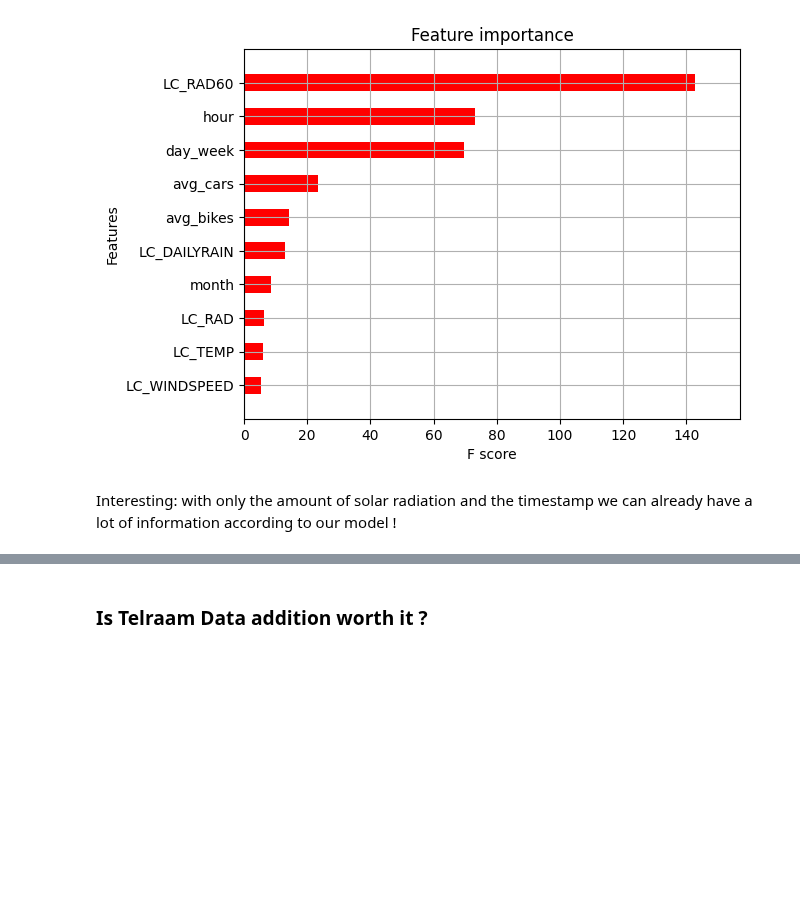
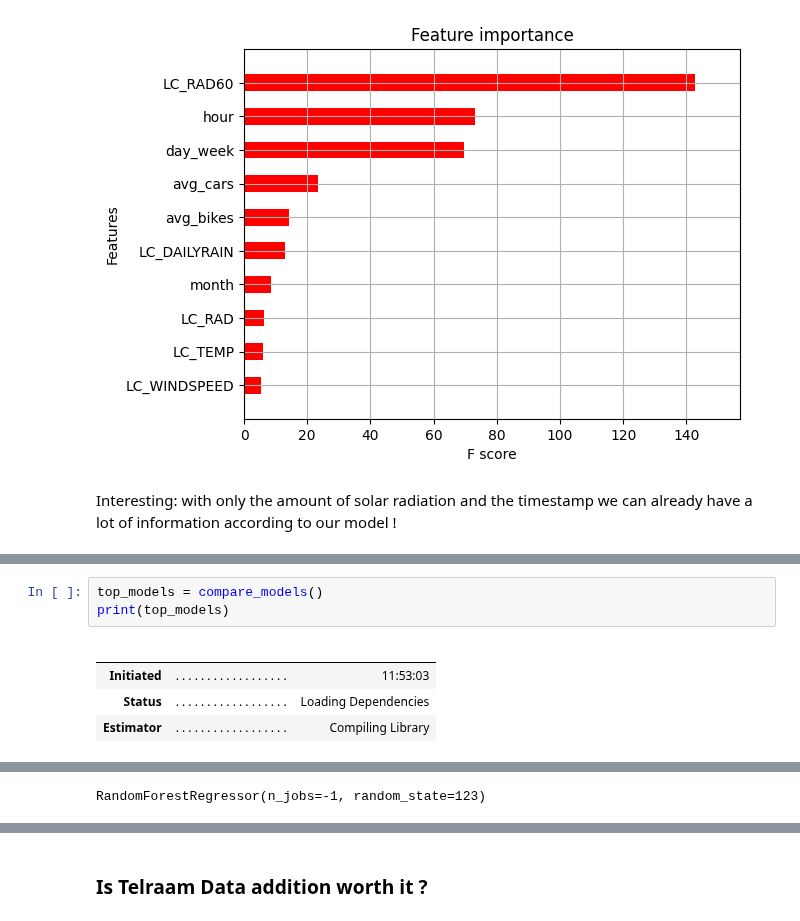
Before and after one commit to vavald/MDA_Switzerland, a Jupyter notebook: Final Notebooks/Noise_Model.ipynb, the cells around one changed output, grey strips where cells are left out. Cells and saved outputs as stored; diff of their text form; blank space fills up the shorter version.

```diff
--- a/Final Notebooks/Noise_Model.ipynb
+++ b/Final Notebooks/Noise_Model.ipynb
@@ -454,0 +481,9 @@ Interesting: with only the amount of solar radiation and the timestamp we can al
+# %%
+top_models = compare_models()
+print(top_models)
+# %% [output]
+|  |  |  |
+|  |  |  |
+| Initiated | . . . . . . . . . . . . . . . . . . | 11:53:03 |
+| Status | . . . . . . . . . . . . . . . . . . | Loading Dependencies |
+| Estimator | . . . . . . . . . . . . . . . . . . | Compiling Library |
@@ -454,0 +491 @@ Interesting: with only the amount of solar radiation and the timestamp we can al
+RandomForestRegressor(n_jobs=-1, random_state=123)
```
Also changed, not shown: parts of 5 cells of this notebook, 8 other files.
